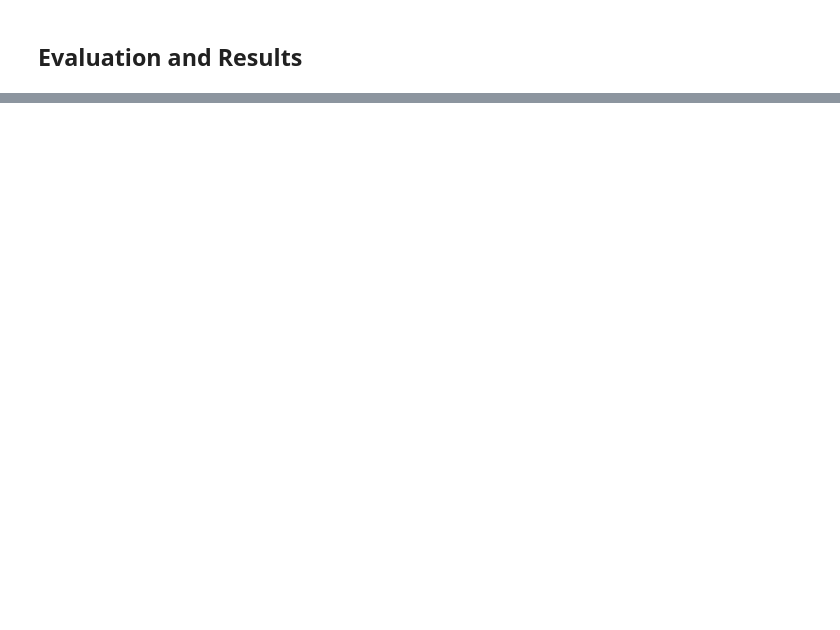
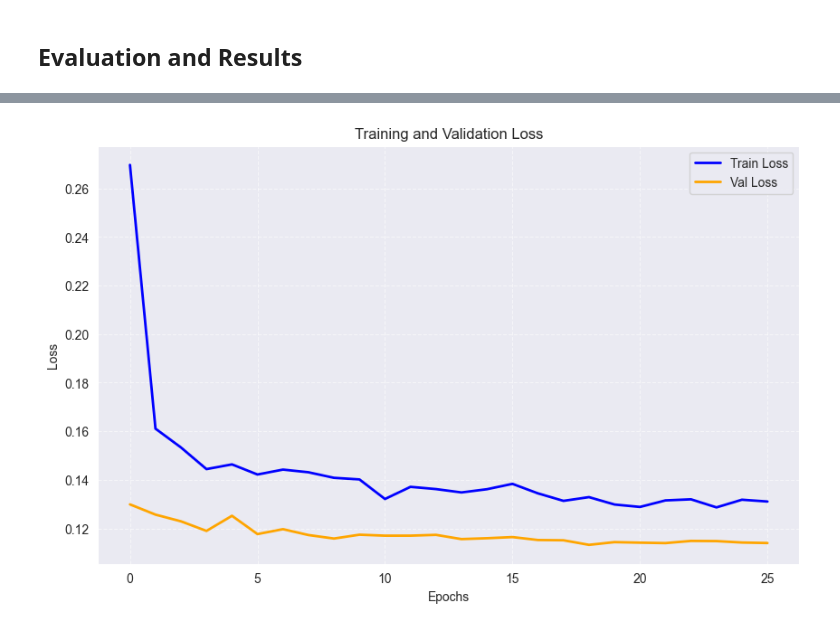
Before and after one commit to eevee71/pulsar-star-detection-MLP, a Jupyter notebook: pulsar_detection.ipynb, the cells around one changed output, grey strips where cells are left out. Drawn from its saved outputs; the diff is of its cells as text; code cells hidden in the pictures; blank space fills up the shorter version.

Commit message:
MLP architecture, training loop, evaluation

```diff
--- a/pulsar_detection.ipynb
+++ b/pulsar_detection.ipynb
@@ -145,5 +173,29 @@ print(f"Trening: {len(X_train_scaled)} wierszy, Walidacja: {len(X_val_scaled)} w
 Trening: 10022 wierszy, Walidacja: 2506 wierszy
 # %% [markdown]
 ## MLP Network Architecture
+# %%
+class PulsarNet(nn.Module):
+    def __init__(self, input_size=8):
+        super(PulsarNet, self).__init__()
+
+        self.network = nn.Sequential(
+            nn.Linear(input_size, 128),
+            nn.BatchNorm1d(128),
+            nn.LeakyReLU(0.1),
+            nn.Dropout(0.3),
+
+            nn.Linear(128, 64),
+            nn.BatchNorm1d(64),
+            nn.LeakyReLU(0.1),
+            nn.Dropout(0.2),
+
+            nn.Linear(64, 32),
+            nn.LeakyReLU(0.1),
+
+            nn.Linear(32, 2)
+        )
+
+    def forward(self, x):
+        return self.network(x)
 # %% [markdown]
 ## Training Loop
@@ -151,0 +339,13 @@ Trening: 10022 wierszy, Walidacja: 2506 wierszy
+# %%
+plt.figure(figsize=(10, 6))
+
+plt.plot(train_losses, label='Train Loss', color='blue', linewidth=2)
+plt.plot(val_losses, label='Val Loss', color='orange', linewidth=2)
+plt.title('Training and Validation Loss')
+plt.xlabel('Epochs')
+plt.ylabel('Loss')
+plt.legend()
+plt.grid(True, linestyle='--', alpha=0.6)
+plt.show()
+# %% [output]
+[figure, added]
```
Also changed, not shown: parts of 17 cells of this notebook.
